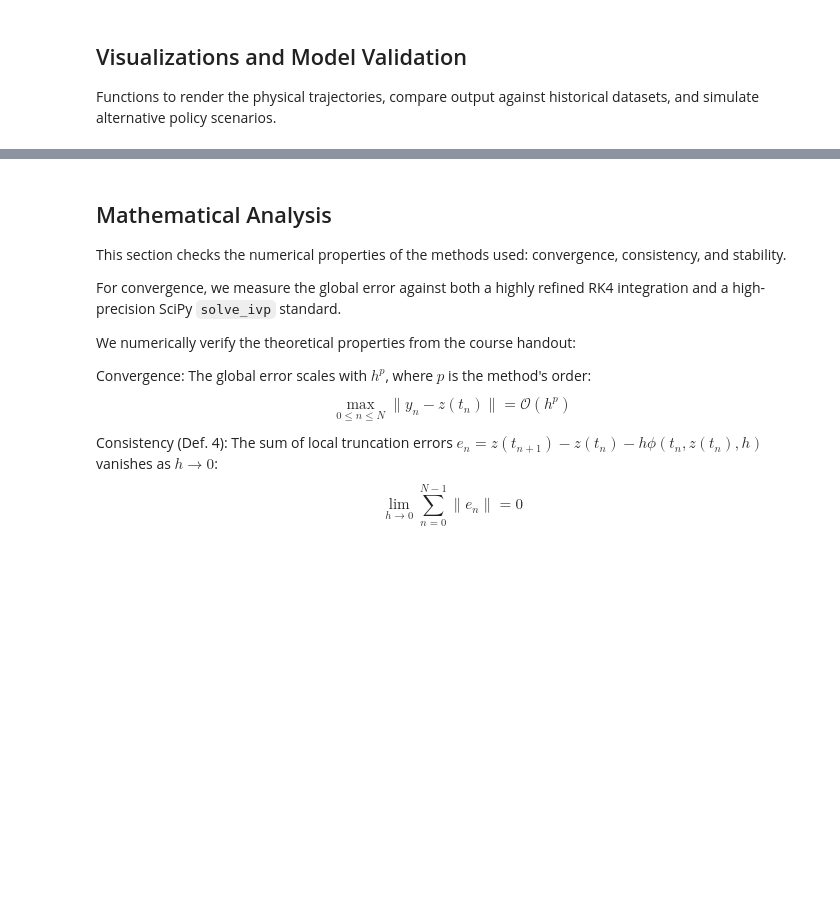
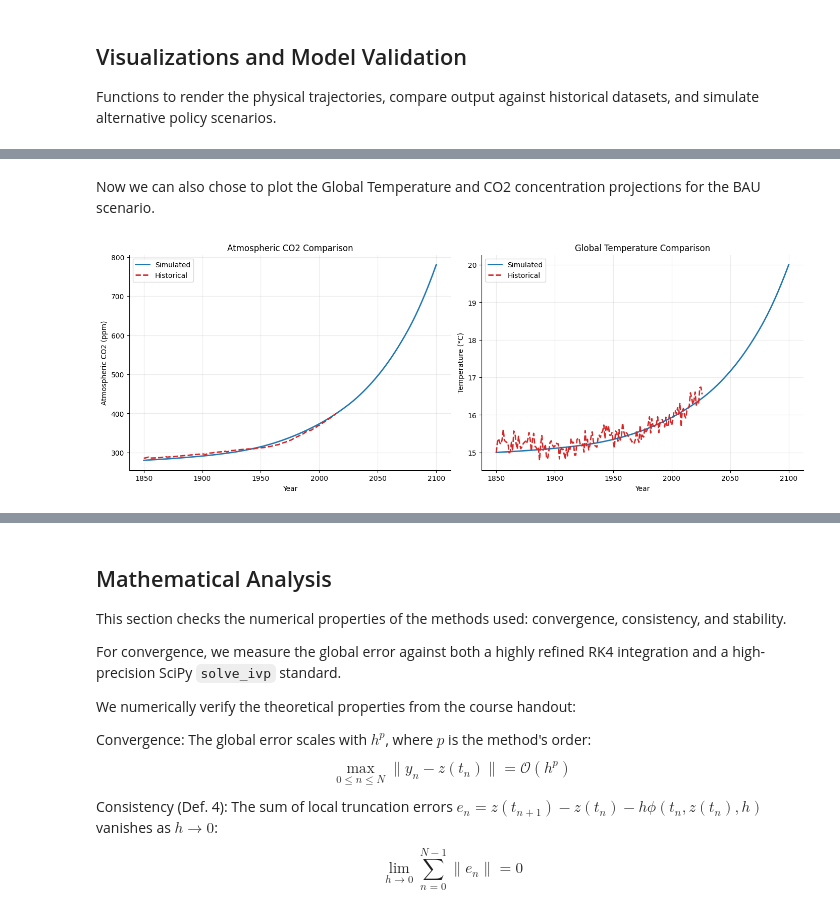
Before and after one commit to carlmonnaert/Carbon-Project, a Jupyter notebook: carbone_notebook.ipynb, the cells around one changed output, grey strips where cells are left out. Cells and saved outputs as stored; diff of their text form; code cells hidden in the pictures; blank space fills up the shorter version.

```diff
--- a/carbone_notebook.ipynb
+++ b/carbone_notebook.ipynb
@@ -433,0 +469,6 @@ Finally, the scenario projection contrasts business as usual against an immediat
+# %% [markdown]
+Now we can also chose to plot the Global Temperature and CO2 concentration projections for the BAU scenario.
+# %%
+compare_with_historical(rk4_times, rk4_results)
+# %% [output]
+[figure, added]
```
Also changed, not shown: parts of 11 cells of this notebook.
